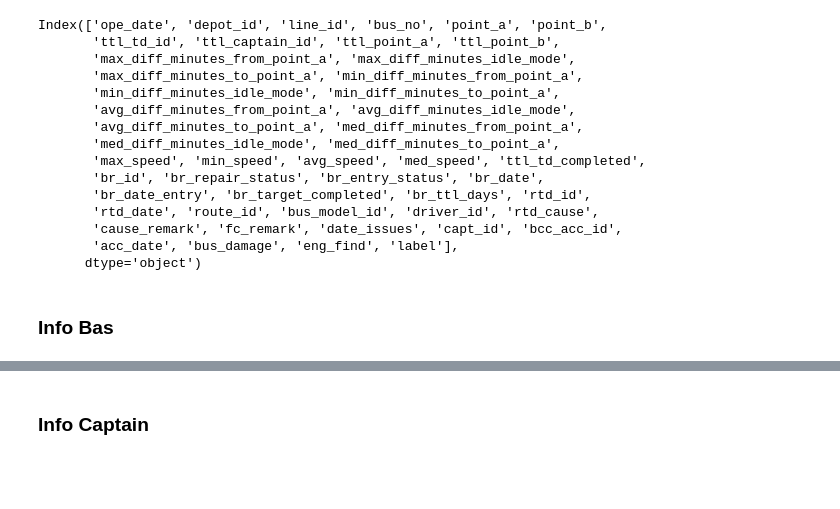
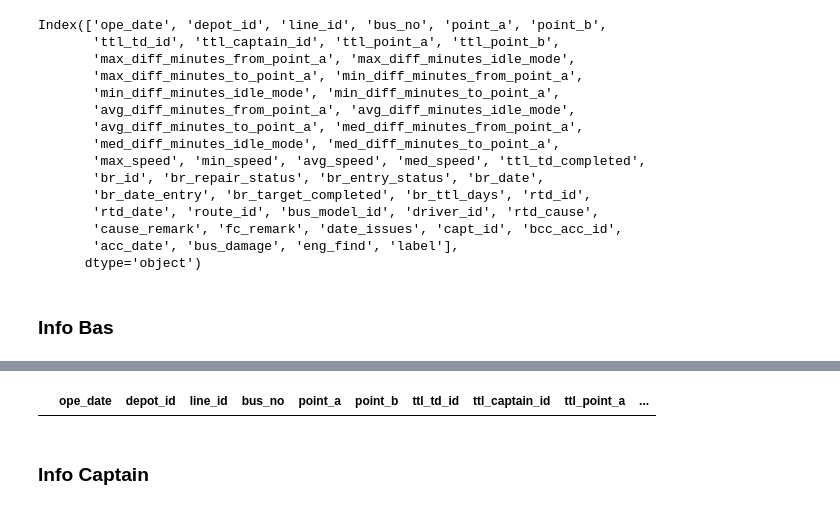
Before and after one commit to izardy/myrapid-backend, a Jupyter notebook: etl/data_transformation.ipynb, the cells around one changed output, grey strips where cells are left out. Saved outputs shown, nothing was run; the diff lists cells and outputs as text; code cells hidden in the pictures; blank space fills up the shorter version.

```diff
--- a/etl/data_transformation.ipynb
+++ b/etl/data_transformation.ipynb
@@ -75,8 +75,13 @@ Index(['ope_date', 'depot_id', 'line_id', 'bus_no', 'point_a', 'point_b',
 # %% [markdown]
 ### Info Bas
 # %%
-infoTRIP=pd.read_csv('../data/trip_departure/processed/td_agg.csv')
+infoDepot=pd.read_csv('../data/processed/InfoDEPOT.csv',low_memory=False)[['depot_id','depot_name']].drop_duplicates()
+
+infoTRIP=pd.read_csv('../data/trip_departure/processed/td_agg.csv',low_memory=False)
 infoTRIP['ope_date']=pd.to_datetime(infoTRIP['ope_date']+ ' 00:00:00').dt.strftime('%Y-%m-%d %H:%M:%S')
+
+infoTRIP['point_a']=infoTRIP['point_a'].astype(str)
+infoTRIP['point_b']=infoTRIP['point_b'].astype(str)
 
 infoBas=pd.read_csv('../data/processed/InfoBAS.csv')
 
@@ -88,9 +93,20 @@ infoBas['rtd_date']=pd.to_datetime(infoBas['rtd_date']+ ' 00:00:00').dt.strftime
 infoBas['date_issues']=pd.to_datetime(infoBas['date_issues']+ ' 00:00:00').dt.strftime('%Y-%m-%d %H:%M:%S')
 infoBas['acc_date']=pd.to_datetime(infoBas['acc_date']+ ' 00:00:00').dt.strftime('%Y-%m-%d %H:%M:%S')
 
-infoBas=infoBas.drop(columns=['label_1','label_2','label_3'])
+#infoBas=infoBas.drop(columns=['label_1','label_2','label_3'])
 
 infoBas=pd.merge(infoTRIP,infoBas,how='left',on=['ope_date','depot_id','line_id','bus_no']).drop_duplicates()
+infoBas=pd.merge(infoBas,infoDepot,how='left',on=['depot_id']).drop_duplicates()
+
+infoBas=infoBas[['ope_date', 'depot_id', 'line_id', 'bus_no', 'point_a', 'point_b',
+       'br_id', 'br_repair_status', 'br_entry_status', 'br_date',
+       'br_date_entry', 'br_target_completed', 'br_ttl_days', 'label_2',
+       'rtd_id', 'rtd_date', 'route_id', 'bus_model_id', 'driver_id',
+       'rtd_cause', 'cause_remark', 'fc_remark', 'label_3', 'date_issues',
+       'capt_id', 'bcc_acc_id', 'acc_date', 'bus_damage', 'eng_find',
+       'label_1', 'label', 'depot_name']]
+
+
 
 infoBas=infoBas.to_json(orient = "records")
 
@@ -101,4 +117,6 @@ with open('../data/processed/json/infoBas.json', 'w') as f:
 #os.system('/home/hadoop/solr-9.3.0/bin/solr create -c infoBAS')
 
 # run once to post data into infoBas collection /home/hadoop/solr-9.3.0/bin/post -c infoDepot /home/hadoop/MyRapidHack2023-BackEnd/data/processed/json/infoBas.json
-os.system('/home/hadoop/solr-9.3.0/bin/post -c infoDepot /home/hadoop/MyRapidHack2023-BackEnd/data/processed/json/infoBAS.json')
+#os.system('/home/hadoop/solr-9.3.0/bin/post -c infoDepot /home/hadoop/MyRapidHack2023-BackEnd/data/processed/json/infoBAS.json')
+
+#/home/hadoop/MyRapidHack2023-BackEnd/
@@ -119,3 +123,7 @@ os.system('/home/hadoop/solr-9.3.0/bin/post -c infoDepot /home/hadoop/MyRapidHac
+# %%
+infoBas[infoBas['line_id'].isnull()]
+# %% [output]
+|  | ope_date | depot_id | line_id | bus_no | point_a | point_b | ttl_td_id | ttl_captain_id | ttl_point_a | ... |
 # %% [markdown]
 ### Info Captain
 # %%
```
Also changed, not shown: parts of 1 cell of this notebook, 5 other files.
